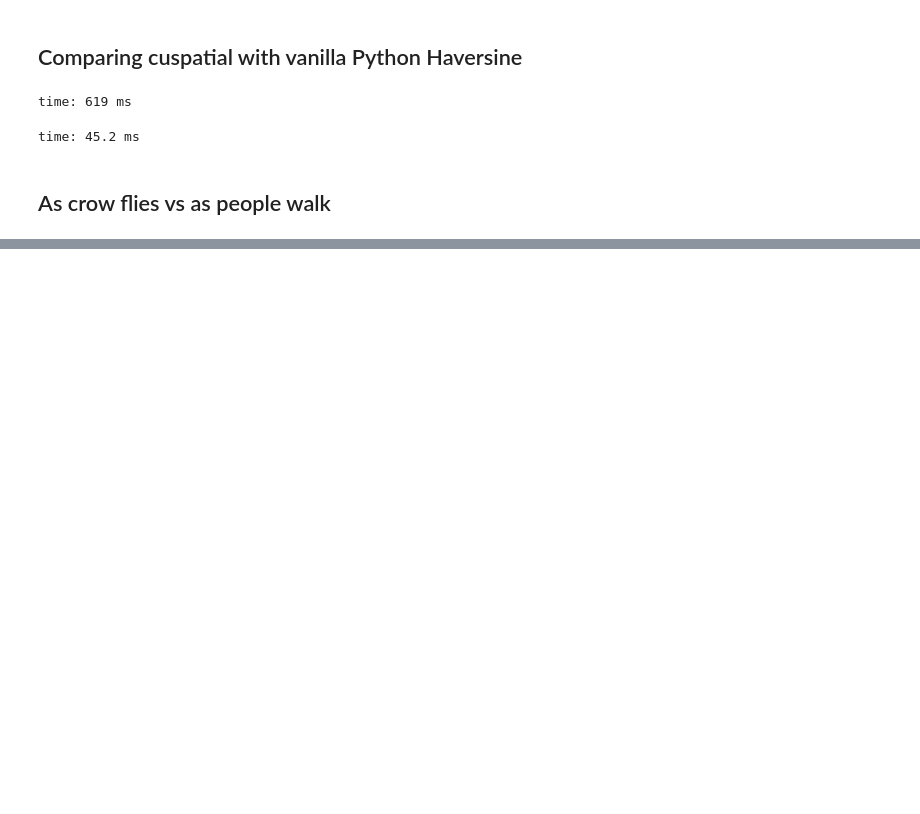
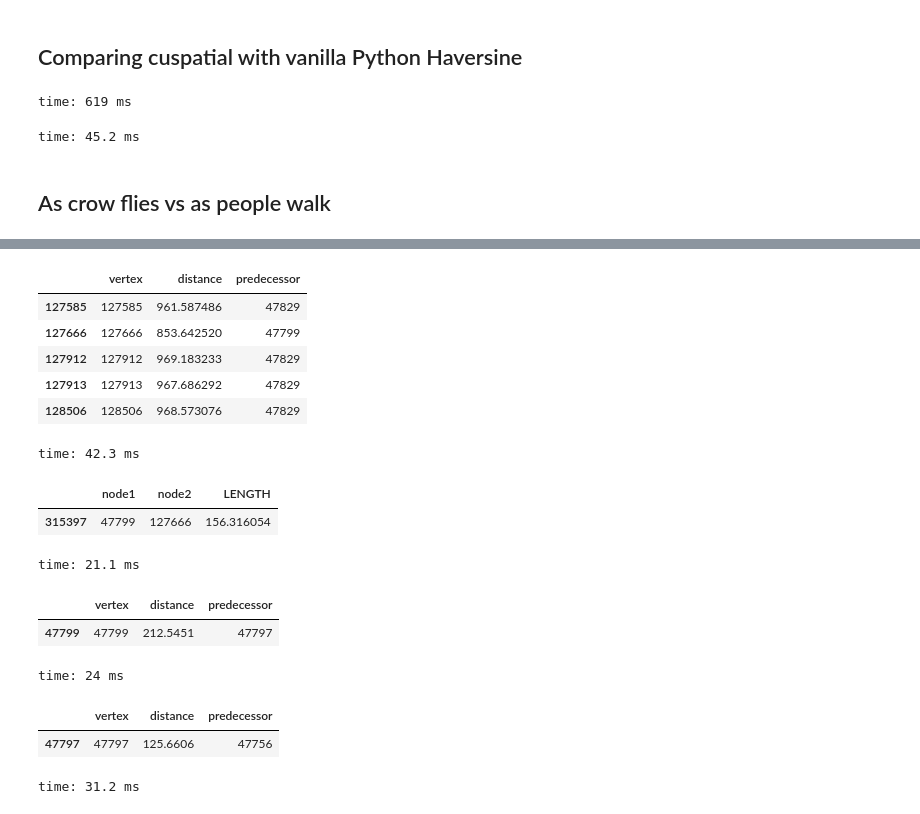
Before and after one commit to drabastomek/rapids-notebooks, a Jupyter notebook: codes/rapids_seattleParking_graph.ipynb, the cells around one changed output, grey strips where cells are left out. Drawn from its saved outputs; the diff is of its cells as text; code cells hidden in the pictures; blank space fills up the shorter version.

```diff
--- a/codes/rapids_seattleParking_graph.ipynb
+++ b/codes/rapids_seattleParking_graph.ipynb
@@ -244,0 +263,28 @@ time: 25.2 ms
+# %%
+distances
+# %% [output]
+|  | vertex | distance | predecessor |
+| 127585 | 127585 | 961.587486 | 47829 |
+| 127666 | 127666 | 853.642520 | 47799 |
+| 127912 | 127912 | 969.183233 | 47829 |
+| 127913 | 127913 | 967.686292 | 47829 |
+| 128506 | 128506 | 968.573076 | 47829 |
+time: 42.3 ms
+# %%
+road_graph_data.query('node1 == 47799 and node2 == 127666')
+# %% [output]
+|  | node1 | node2 | LENGTH |
+| 315397 | 47799 | 127666 | 156.316054 |
+time: 21.1 ms
+# %%
+all_distances.query('vertex == 47799')
+# %% [output]
+|  | vertex | distance | predecessor |
+| 47799 | 47799 | 212.5451 | 47797 |
+time: 24 ms
+# %%
+all_distances.query('vertex == 47797')
+# %% [output]
+|  | vertex | distance | predecessor |
+| 47797 | 47797 | 125.6606 | 47756 |
+time: 31.2 ms
```
Also changed, not shown: parts of 26 cells of this notebook.
